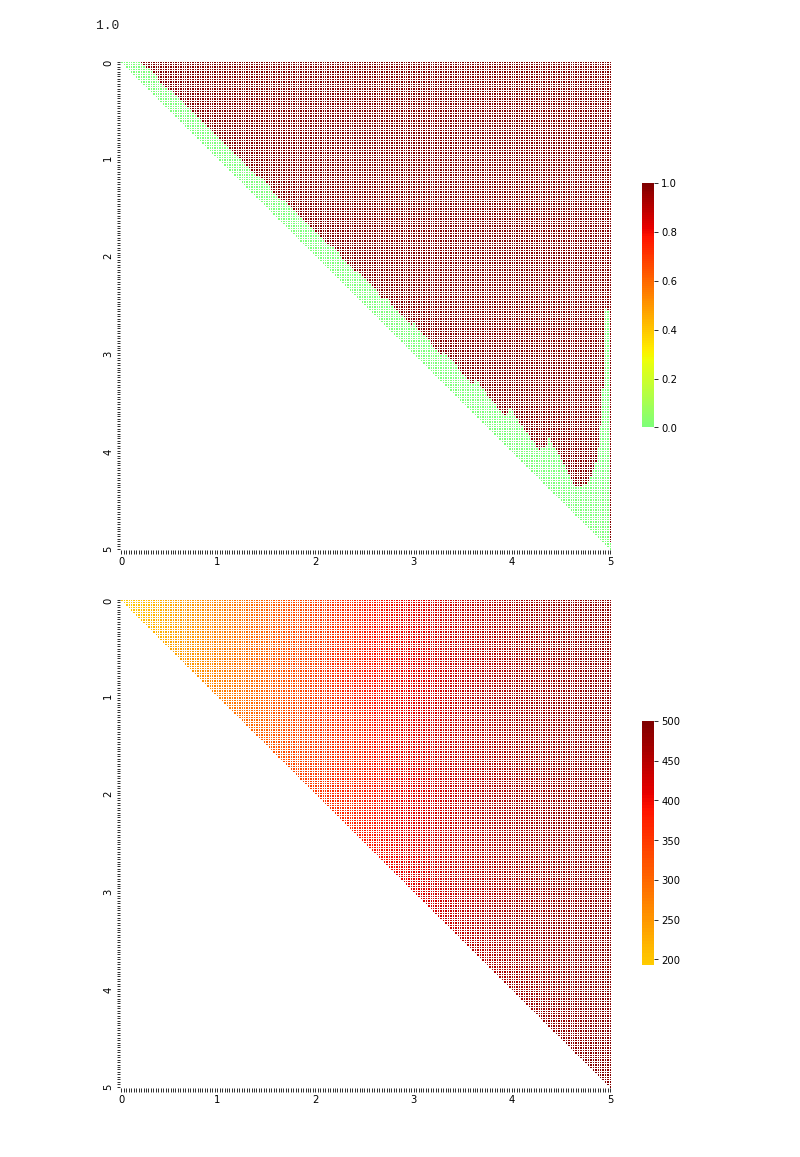
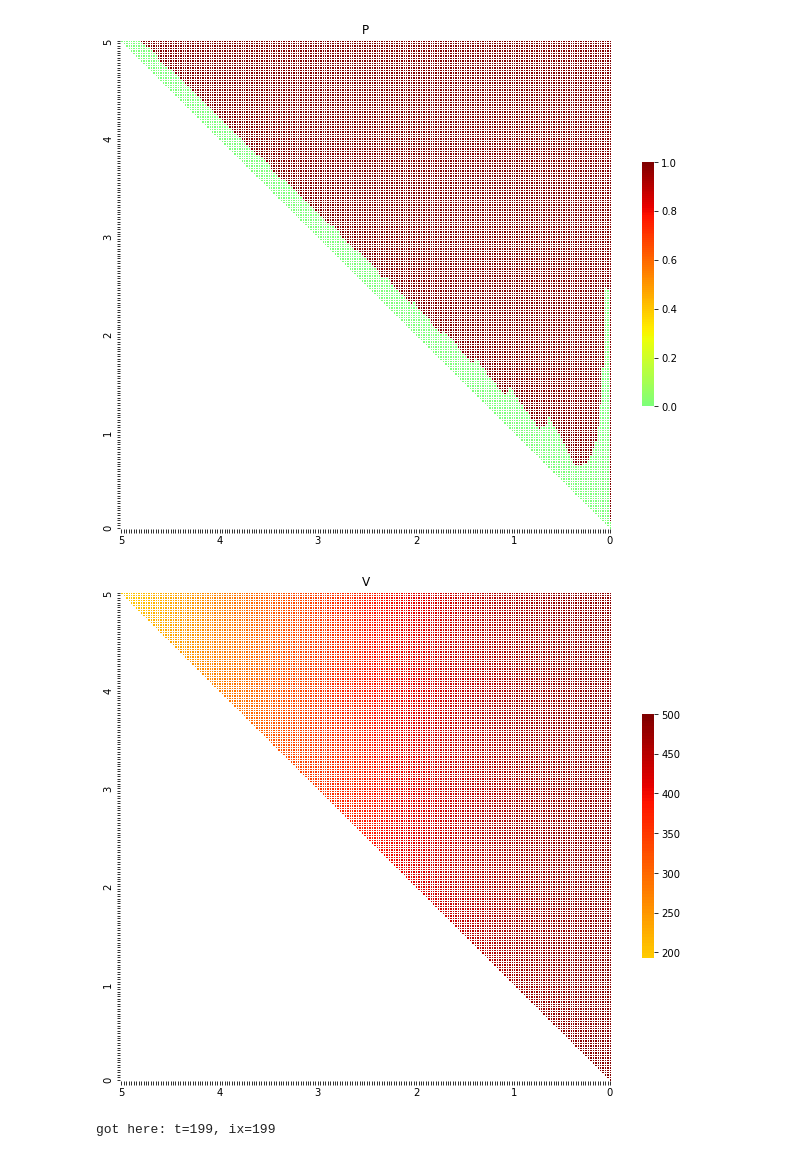
Before and after one commit to AskerNC/dp_ucph, a Jupyter notebook: 4_dynamic_games/python_prelim/RLS/solve_spp.ipynb, the cells around one changed output. Saved outputs shown, nothing was run; the diff lists cells and outputs as text; code cells hidden in the pictures.

```diff
--- a/4_dynamic_games/python_prelim/RLS/solve_spp.ipynb
+++ b/4_dynamic_games/python_prelim/RLS/solve_spp.ipynb
@@ -53,4 +27,0 @@ array([[192.33582984, 194.278616  , 196.24102626, ..., 485.26436008,
-# %%
-np.floor(1.5)
-# %% [output]
-1.0
@@ -85,8 +28,9 @@ def get_lower_tri_heatmap(df,):
-# %%
-get_lower_tri_heatmap(P)
-# %% [output]
-[figure, removed]
-# %%
-get_lower_tri_heatmap(V)
-# %% [output]
-[figure, removed]
+# %%
+mp.plot_solution()
+# %% [output]
+[figure, added]
+[figure, added]
+# %%
+mp.simulate()
+# %% [output]
+got here: t=199, ix=199
```
Also changed, not shown: parts of 5 cells of this notebook, 9 other files.
